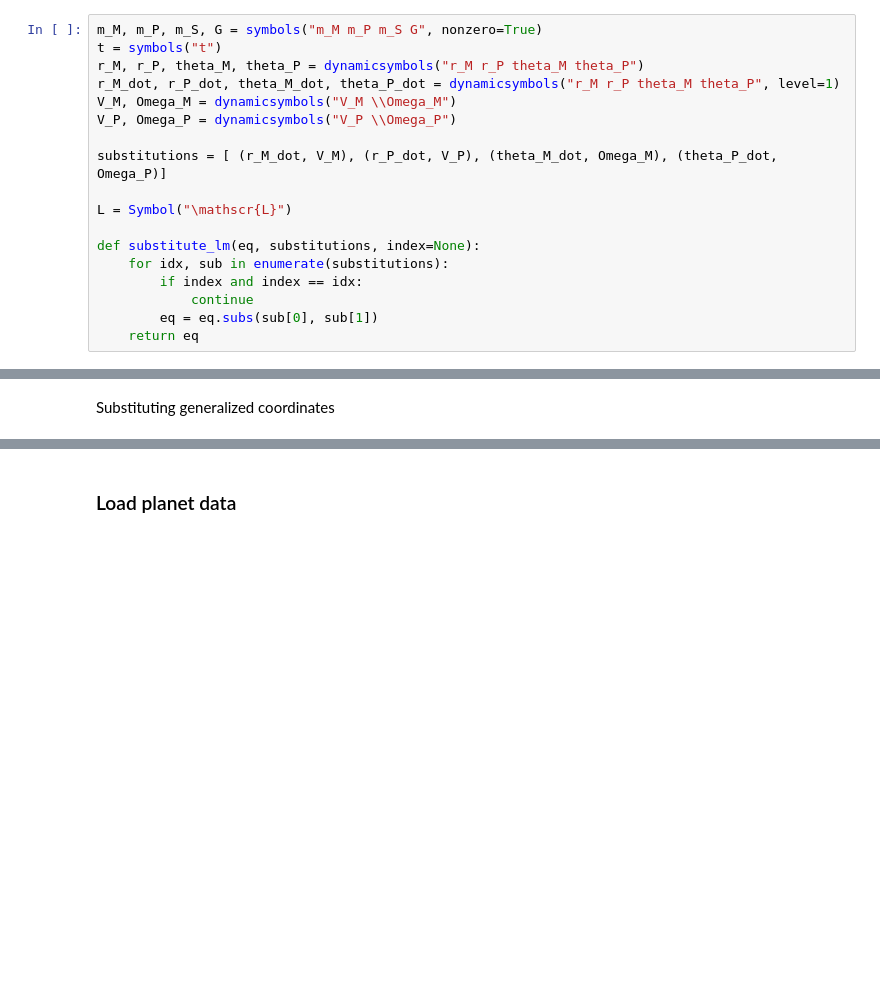
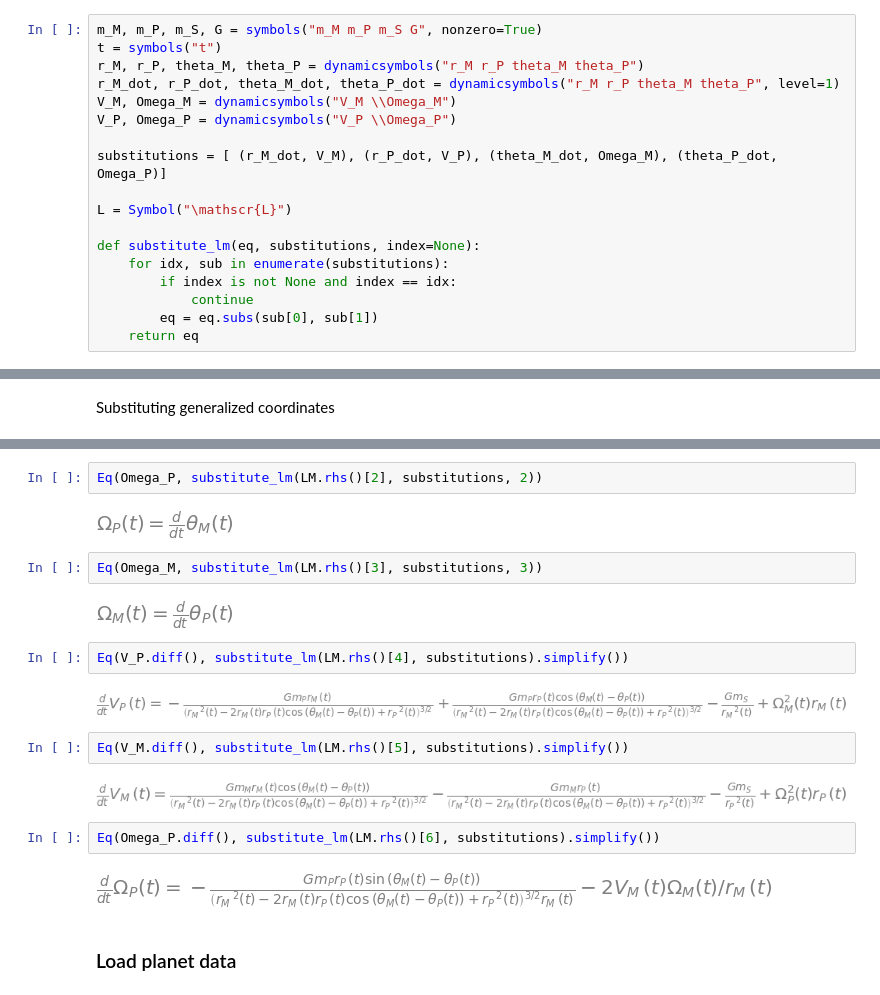
Before and after one commit to codiphy-org/precession, a Jupyter notebook: precession.ipynb, the cells around one changed output, grey strips where cells are left out. Cells and saved outputs as stored; diff of their text form; blank space fills up the shorter version.

```diff
--- a/precession.ipynb
+++ b/precession.ipynb
@@ -39,7 +39,7 @@ L = Symbol("\mathscr{L}")
 
 def substitute_lm(eq, substitutions, index=None):
     for idx, sub in enumerate(substitutions):
-        if index and index == idx:
+        if index is not None and index == idx:
             continue
         eq = eq.subs(sub[0], sub[1])
     return eq
@@ -74,5 +74,25 @@ Eq(V_M, substitute(LM.rhs()[0], substitutions[1:3]), 1)
 # %% [output]
 [figure]
+# %%
+Eq(Omega_P, substitute_lm(LM.rhs()[2], substitutions, 2))
+# %% [output]
+[figure, added]
+# %%
+Eq(Omega_M, substitute_lm(LM.rhs()[3], substitutions, 3))
+# %% [output]
+[figure, added]
+# %%
+Eq(V_P.diff(), substitute_lm(LM.rhs()[4], substitutions).simplify())
+# %% [output]
+[figure, added]
+# %%
+Eq(V_M.diff(), substitute_lm(LM.rhs()[5], substitutions).simplify())
+# %% [output]
+[figure, added]
+# %%
+Eq(Omega_P.diff(), substitute_lm(LM.rhs()[6], substitutions).simplify())
+# %% [output]
+[figure, added]
 # %% [markdown]
 ### Load planet data
 # %%
```
Also changed, not shown: parts of 3 cells of this notebook.
